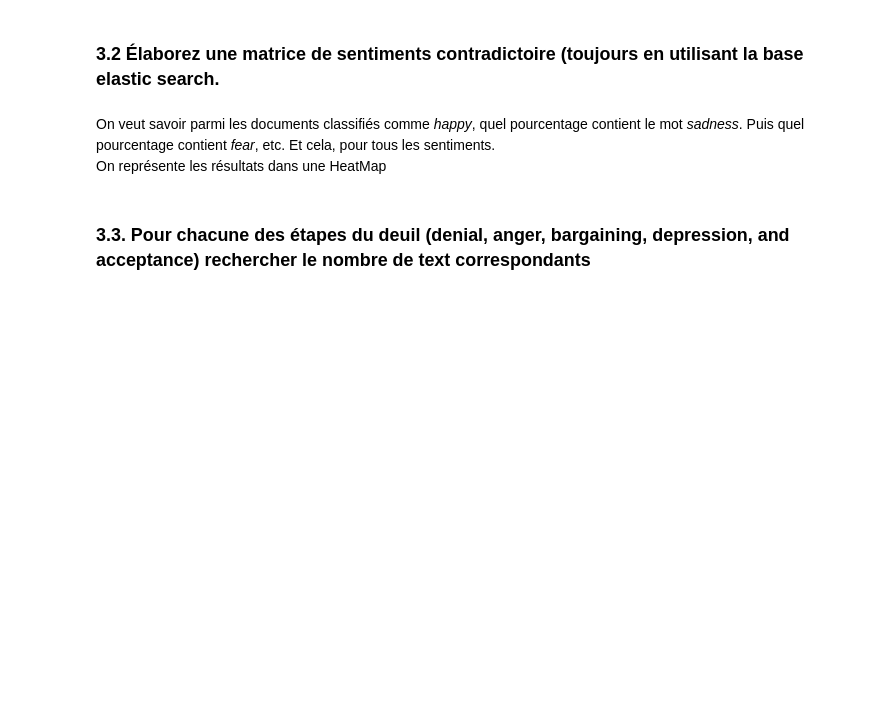
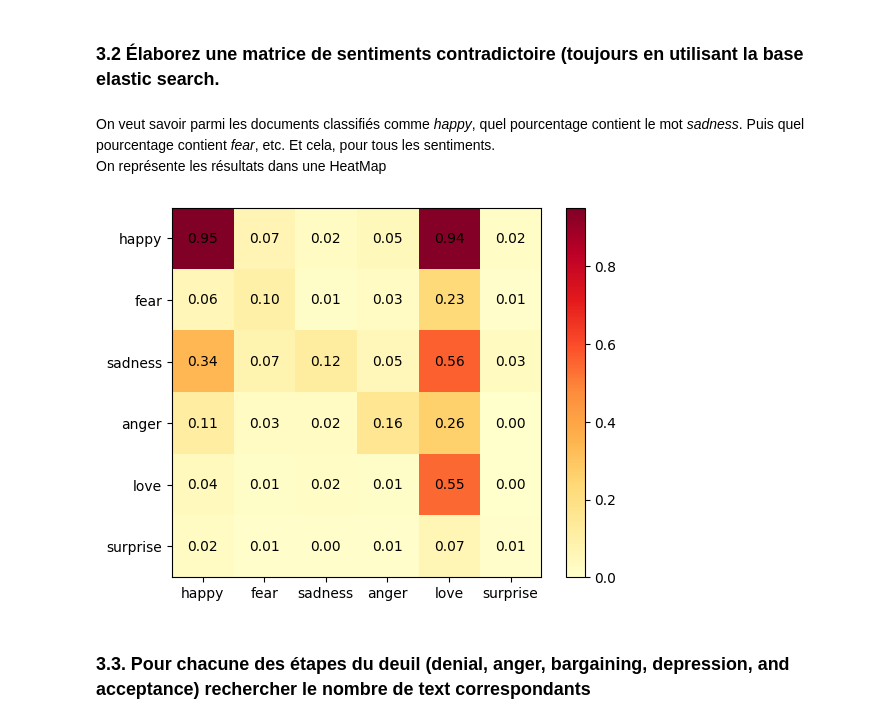
Before and after one commit to MyriamLbhn/NLP_Project, a Jupyter notebook: partie_2_elasticsearch.ipynb, the cells around one changed output. Drawn from its saved outputs; the diff is of its cells as text; code cells hidden in the pictures; blank space fills up the shorter version.

```diff
--- a/partie_2_elasticsearch.ipynb
+++ b/partie_2_elasticsearch.ipynb
@@ -131,7 +143,7 @@ Exemple de "fakes" notes générées :
 es = Elasticsearch([{'host': 'localhost', 'port': 9200, 'scheme': 'http'}])
 
 # Effectuer une requête pour récupérer les notes
-result = es.search(index="notes", size=3)  # Récupère les 3 premiers documents, ajustez la taille selon vos besoins
+result = es.search(index="notes", size=2)  # Récupère les 2 premiers documents, ajustez la taille selon vos besoins
 
 # Parcourir les résultats et afficher les notes
 for hit in result['hits']['hits']:
@@ -193,7 +222,7 @@ with open(csv_file, 'r') as file:
         # Prétraitement, vectorisation et prédiction avec le pipeline
         emotion = pipeline.predict([text])[0]
         decision = pipeline.decision_function([text])[0]
-        confidence = max(decision)
+        confidence = max(1 / (1 + np.exp(-decision)))
 
         # Sélectionner le patient correspondant
         patient_lastname, patient_firstname = patients[i % len(patients)]
@@ -269,6 +313,83 @@ Index: []
 # %% [markdown]
 On veut savoir parmi les documents classifiés comme *happy*, quel pourcentage contient le mot *sadness*. Puis quel pourcentage contient *fear*, etc.  Et cela, pour tous les sentiments.
 On représente les résultats dans une HeatMap
+# %%
+import numpy as np
+import matplotlib.pyplot as plt
+from elasticsearch import Elasticsearch
+
+# Liste des sentiments
+sentiments = ['happy', 'fear', 'sadness', 'anger', 'love', 'surprise']
+
+# Connexion à Elasticsearch
+es = Elasticsearch([{'host': 'localhost', 'port': 9200, 'scheme': 'http'}])
+
+# Dictionnaire pour stocker les résultats
+results = {}
+
+#Récuperer le nombre total de documents
+count_query = {
+    "query": {
+        "match_all": {}
+    }
+}
+# Exécution de la requête de comptage
+response = es.count(index="notes", body=count_query)
+# Récupération du nombre total de documents
+total_docs = response['count']
+
+# Boucle pour chaque sentiment
+for sentiment in sentiments:
+    # Dictionnaire pour stocker les pourcentages de mots spécifiques
+    word_percentages = {}
+
+    # Boucle pour chaque mot spécifique
+    for word in sentiments:  # Remplacer 'sentiments' par la liste des mots spécifiques
+        # Requête Elasticsearch pour récupérer le nombre de documents contenant le mot spécifique
+        query = {
+            "query": {
+                "bool": {
+                    "must": [
+                        {"term": {"emotion": sentiment}},
+                        {"match": {"text": word}}
+                    ]
+                }
+            }
+        }
+        response = es.search(index='notes', body=query)
+        doc_count = response['hits']['total']['value']
+
+        # Calcul du pourcentage
+        word_percentage = (doc_count / total_docs) * 100
+
+        # Stockage du pourcentage dans le dictionnaire
+        word_percentages[word] = word_percentage
+
+    # Stockage des pourcentages dans le dictionnaire des résultats
+    results[sentiment] = word_percentages
+
+
+# Création de la HeatMap
+labels = sentiments
+values = [[results[sentiment][word] for word in labels] for sentiment in sentiments]
+
+fig, ax = plt.subplots()
+heatmap = ax.imshow(np.array(values), cmap='YlOrRd')
+
+ax.set_xticks(np.arange(len(labels)))
+ax.set_yticks(np.arange(len(sentiments)))
+ax.set_xticklabels(labels)
+ax.set_yticklabels(sentiments)
+
+# Afficher les valeurs sur la HeatMap
+for i in range(len(sentiments)):
+    for j in range(len(labels)):
+        text = ax.text(j, i, f"{values[i][j]:.2f}", ha='center', va='center', color='black')
+
+plt.colorbar(heatmap)
+plt.show()
+# %% [output]
+[figure, added]
 # %% [markdown]
 ### 3.3. Pour chacune des étapes du deuil (denial, anger, bargaining, depression, and acceptance) rechercher le nombre de text correspondants
 # %% [markdown]
```
Also changed, not shown: parts of 20 cells of this notebook, 1 other file.
